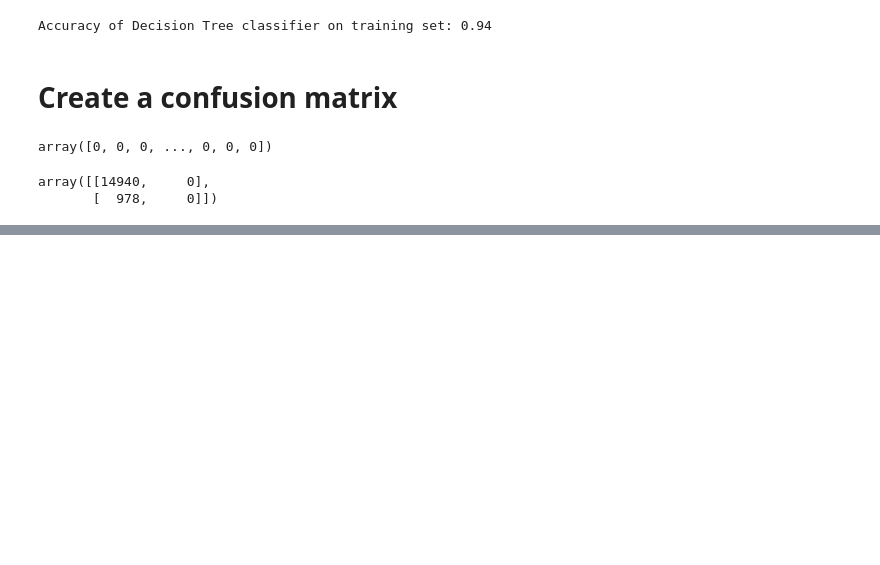
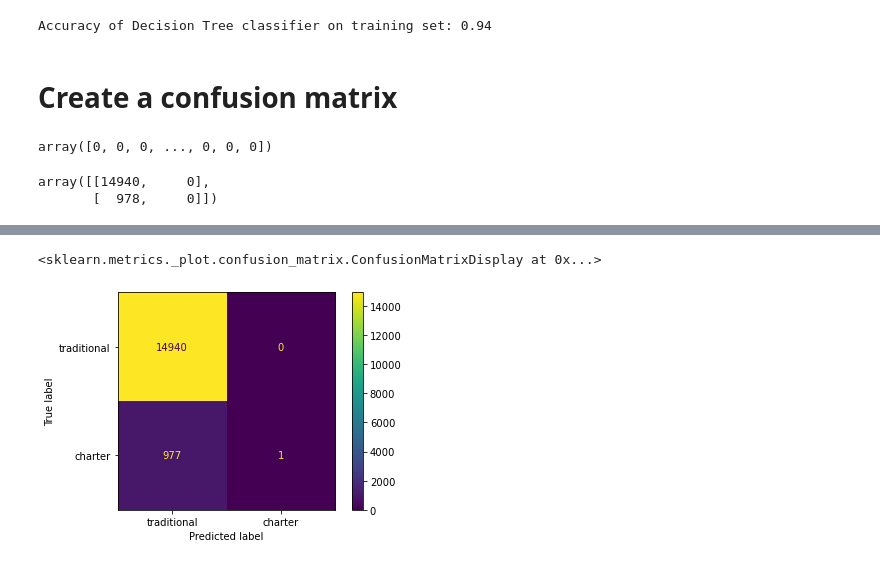
Before and after one commit to raedownen/independent_classification, a Jupyter notebook: notebook.ipynb, the cells around one changed output, grey strips where cells are left out. Drawn from its saved outputs; the diff is of its cells as text; code cells hidden in the pictures; blank space fills up the shorter version.

```diff
--- a/notebook.ipynb
+++ b/notebook.ipynb
@@ -691,0 +777,5 @@ weighted avg       0.88      0.94      0.91     15918
+# %%
+plot_confusion_matrix(tree4, X_train_scaled, y_train, display_labels=['traditional', 'charter'])
+# %% [output]
+<sklearn.metrics._plot.confusion_matrix.ConfusionMatrixDisplay at 0x...>
+[figure, added]
```
Also changed, not shown: parts of 119 cells of this notebook.
